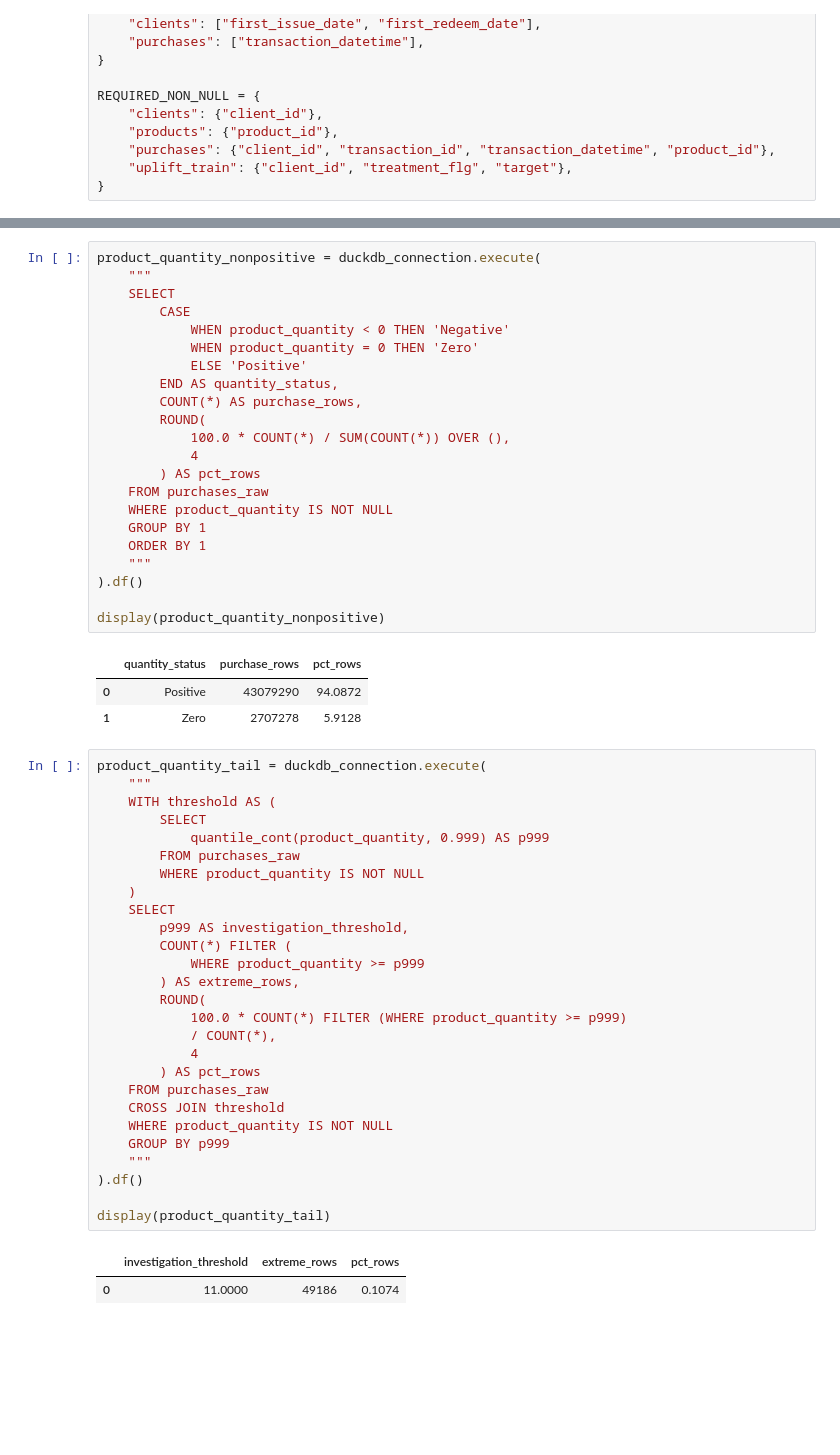
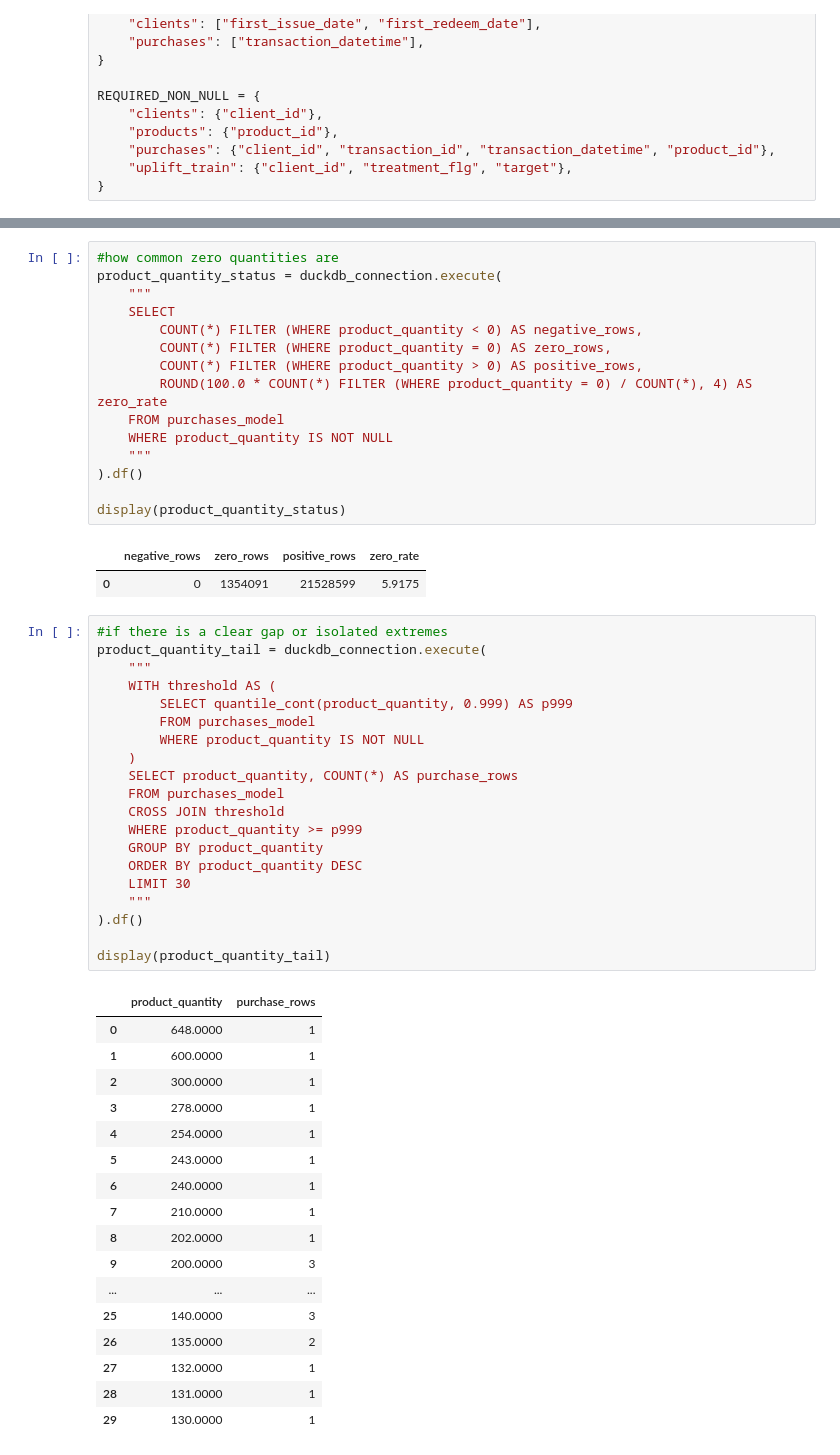
Before and after one commit to nguyen-lam-phuong-thao/uplift-customer-selection, a Jupyter notebook: notebooks/phase2_retailhero/01_retailhero_data_understanding_and_cleaning.ipynb, the cells around one changed output, grey strips where cells are left out. Cells and saved outputs as stored; diff of their text form; blank space fills up the shorter version.

```diff
--- a/notebooks/phase2_retailhero/01_retailhero_data_understanding_and_cleaning.ipynb
+++ b/notebooks/phase2_retailhero/01_retailhero_data_understanding_and_cleaning.ipynb
@@ -2051,57 +1615,57 @@ display(product_quantity_distribution)
 # %%
-product_quantity_nonpositive = duckdb_connection.execute(
+#how common zero quantities are
+product_quantity_status = duckdb_connection.execute(
     """
     SELECT
-        CASE
-            WHEN product_quantity < 0 THEN 'Negative'
-            WHEN product_quantity = 0 THEN 'Zero'
-            ELSE 'Positive'
-        END AS quantity_status,
-        COUNT(*) AS purchase_rows,
-        ROUND(
-            100.0 * COUNT(*) / SUM(COUNT(*)) OVER (),
-            4
-        ) AS pct_rows
-    FROM purchases_raw
+        COUNT(*) FILTER (WHERE product_quantity < 0) AS negative_rows,
+        COUNT(*) FILTER (WHERE product_quantity = 0) AS zero_rows,
+        COUNT(*) FILTER (WHERE product_quantity > 0) AS positive_rows,
+        ROUND(100.0 * COUNT(*) FILTER (WHERE product_quantity = 0) / COUNT(*), 4) AS zero_rate
+    FROM purchases_model
     WHERE product_quantity IS NOT NULL
-    GROUP BY 1
-    ORDER BY 1
     """
 ).df()
 
-display(product_quantity_nonpositive)
+display(product_quantity_status)
 # %% [output]
-|  | quantity_status | purchase_rows | pct_rows |
-| 0 | Positive | 43079290 | 94.0872 |
-| 1 | Zero | 2707278 | 5.9128 |
+|  | negative_rows | zero_rows | positive_rows | zero_rate |
+| 0 | 0 | 1354091 | 21528599 | 5.9175 |
 # %%
+#if there is a clear gap or isolated extremes
 product_quantity_tail = duckdb_connection.execute(
     """
     WITH threshold AS (
-        SELECT
-            quantile_cont(product_quantity, 0.999) AS p999
-        FROM purchases_raw
+        SELECT quantile_cont(product_quantity, 0.999) AS p999
+        FROM purchases_model
         WHERE product_quantity IS NOT NULL
     )
-    SELECT
-        p999 AS investigation_threshold,
-        COUNT(*) FILTER (
-            WHERE product_quantity >= p999
-        ) AS extreme_rows,
-        ROUND(
-            100.0 * COUNT(*) FILTER (WHERE product_quantity >= p999)
-            / COUNT(*),
-            4
-        ) AS pct_rows
-    FROM purchases_raw
+    SELECT product_quantity, COUNT(*) AS purchase_rows
+    FROM purchases_model
     CROSS JOIN threshold
-    WHERE product_quantity IS NOT NULL
-    GROUP BY p999
+    WHERE product_quantity >= p999
+    GROUP BY product_quantity
+    ORDER BY product_quantity DESC
+    LIMIT 30
     """
 ).df()
 
 display(product_quantity_tail)
 # %% [output]
-|  | investigation_threshold | extreme_rows | pct_rows |
-| 0 | 11.0000 | 49186 | 0.1074 |
+|  | product_quantity | purchase_rows |
+| 0 | 648.0000 | 1 |
+| 1 | 600.0000 | 1 |
+| 2 | 300.0000 | 1 |
+| 3 | 278.0000 | 1 |
+| 4 | 254.0000 | 1 |
+| 5 | 243.0000 | 1 |
+| 6 | 240.0000 | 1 |
+| 7 | 210.0000 | 1 |
+| 8 | 202.0000 | 1 |
+| 9 | 200.0000 | 3 |
+| ... | ... | ... |
+| 25 | 140.0000 | 3 |
+| 26 | 135.0000 | 2 |
+| 27 | 132.0000 | 1 |
+| 28 | 131.0000 | 1 |
+| 29 | 130.0000 | 1 |
 # %%
```
Also changed, not shown: parts of 130 cells of this notebook.
